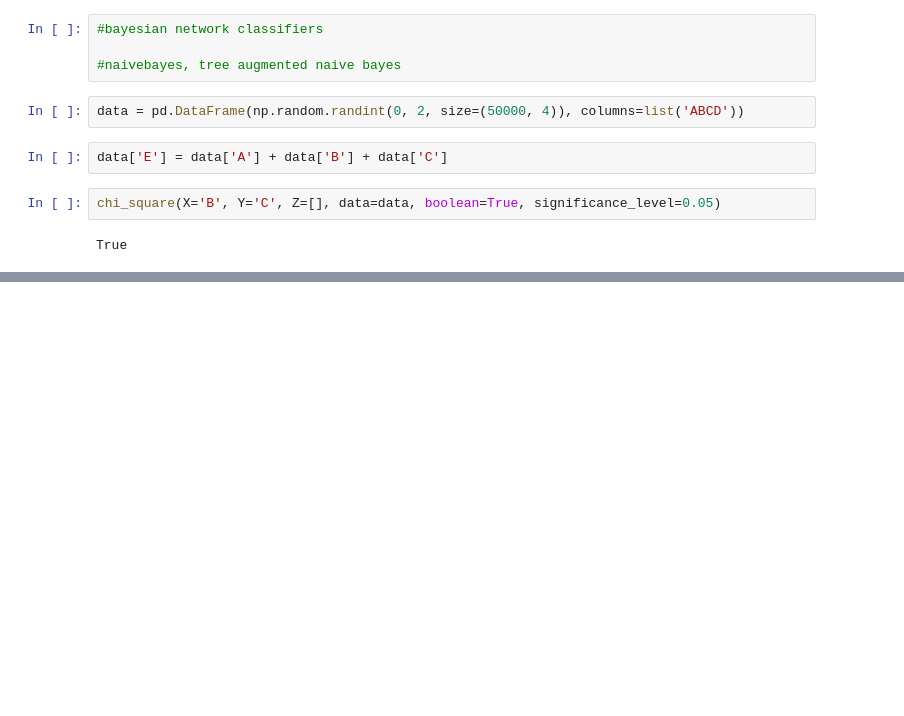
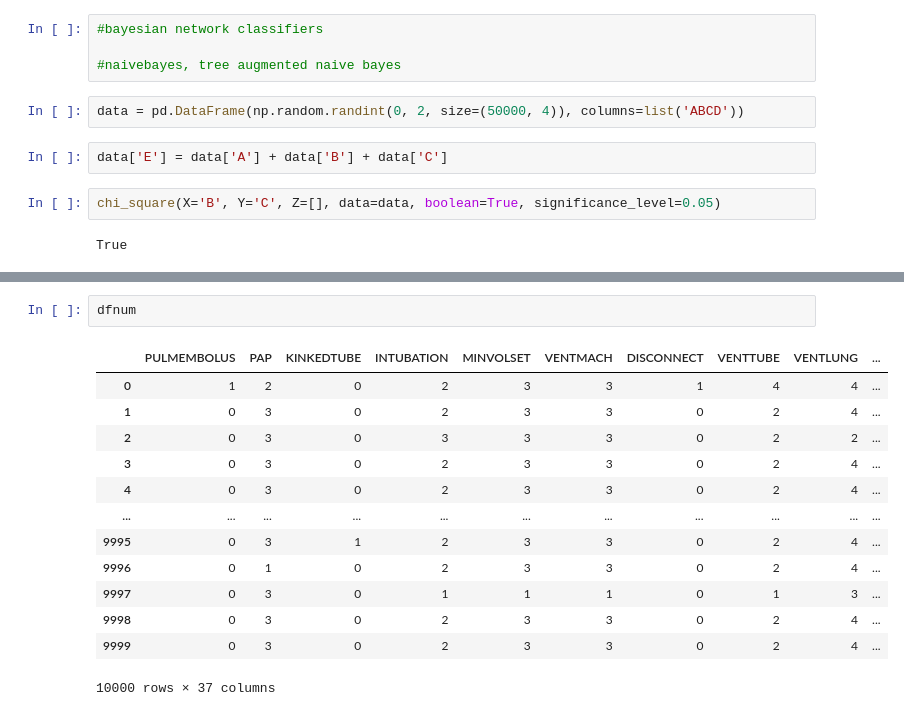
Before and after one commit to Elicit3495/ML_FYP, a Jupyter notebook: Untitled1.ipynb, the cells around one changed output, grey strips where cells are left out. Saved outputs shown, nothing was run; the diff lists cells and outputs as text; blank space fills up the shorter version.

```diff
--- a/Untitled1.ipynb
+++ b/Untitled1.ipynb
@@ -146 +164,17 @@ v1 = (tabulate(model1['independence_test'], headers="keys"))
+# %%
+dfnum
+# %% [output]
+|  | PULMEMBOLUS | PAP | KINKEDTUBE | INTUBATION | MINVOLSET | VENTMACH | DISCONNECT | VENTTUBE | VENTLUNG | ... |
+| 0 | 1 | 2 | 0 | 2 | 3 | 3 | 1 | 4 | 4 | ... |
+| 1 | 0 | 3 | 0 | 2 | 3 | 3 | 0 | 2 | 4 | ... |
+| 2 | 0 | 3 | 0 | 3 | 3 | 3 | 0 | 2 | 2 | ... |
+| 3 | 0 | 3 | 0 | 2 | 3 | 3 | 0 | 2 | 4 | ... |
+| 4 | 0 | 3 | 0 | 2 | 3 | 3 | 0 | 2 | 4 | ... |
+| ... | ... | ... | ... | ... | ... | ... | ... | ... | ... | ... |
+| 9995 | 0 | 3 | 1 | 2 | 3 | 3 | 0 | 2 | 4 | ... |
+| 9996 | 0 | 1 | 0 | 2 | 3 | 3 | 0 | 2 | 4 | ... |
+| 9997 | 0 | 3 | 0 | 1 | 1 | 1 | 0 | 1 | 3 | ... |
+| 9998 | 0 | 3 | 0 | 2 | 3 | 3 | 0 | 2 | 4 | ... |
+| 9999 | 0 | 3 | 0 | 2 | 3 | 3 | 0 | 2 | 4 | ... |
+10000 rows × 37 columns
 # %%
```
Also changed, not shown: parts of 8 cells of this notebook.
